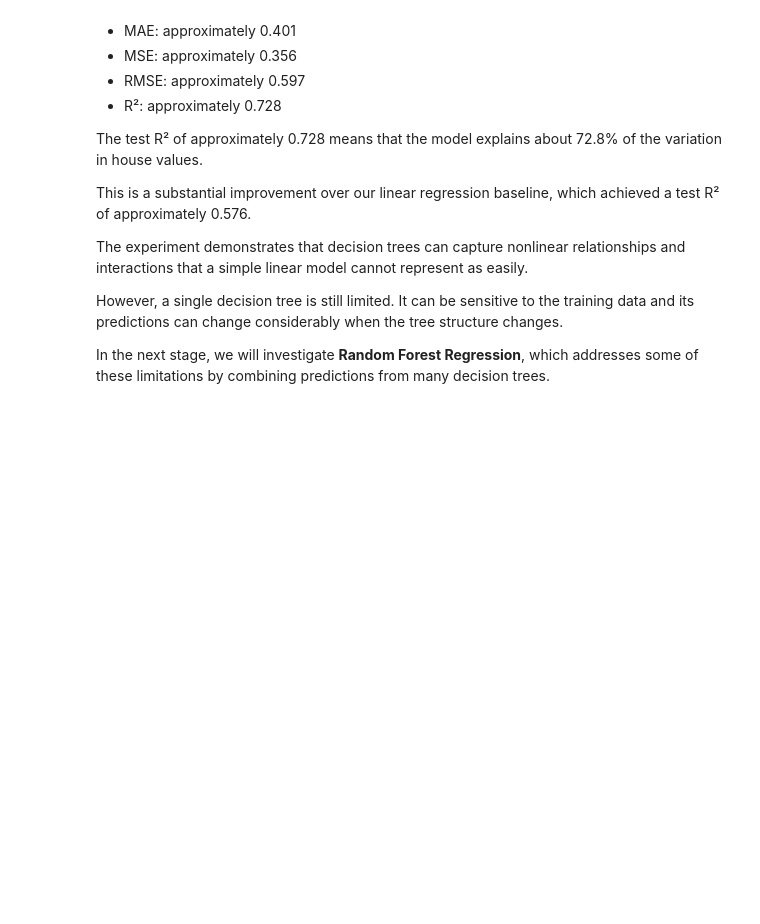
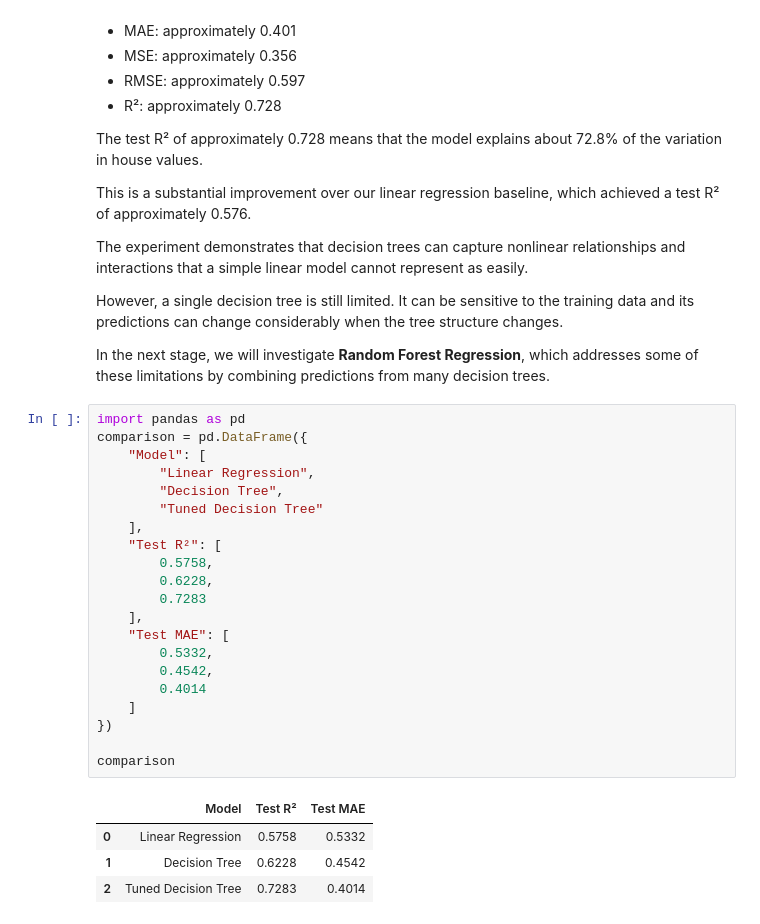
Before and after one commit to Navkirat9339/Housing-Price-Prediction, a Jupyter notebook: notebooks/04_decision_tree_regression.ipynb, the cells around one changed output. Drawn from its saved outputs; the diff is of its cells as text; blank space fills up the shorter version.

Commit message:
Tuned Decision Tree completed and Notebook concluded

```diff
--- a/notebooks/04_decision_tree_regression.ipynb
+++ b/notebooks/04_decision_tree_regression.ipynb
@@ -1047,3 +1047,29 @@ The experiment demonstrates that decision trees can capture nonlinear relationsh
 However, a single decision tree is still limited. It can be sensitive to the training data and its predictions can change considerably when the tree structure changes.
 
 In the next stage, we will investigate **Random Forest Regression**, which addresses some of these limitations by combining predictions from many decision trees.
+# %%
+import pandas as pd
+comparison = pd.DataFrame({
+    "Model": [
+        "Linear Regression",
+        "Decision Tree",
+        "Tuned Decision Tree"
+    ],
+    "Test R²": [
+        0.5758,
+        0.6228,
+        0.7283
+    ],
+    "Test MAE": [
+        0.5332,
+        0.4542,
+        0.4014
+    ]
+})
+
+comparison
+# %% [output]
+|  | Model | Test R² | Test MAE |
+| 0 | Linear Regression | 0.5758 | 0.5332 |
+| 1 | Decision Tree | 0.6228 | 0.4542 |
+| 2 | Tuned Decision Tree | 0.7283 | 0.4014 |
```
Also changed, not shown: parts of 1 cell of this notebook.
